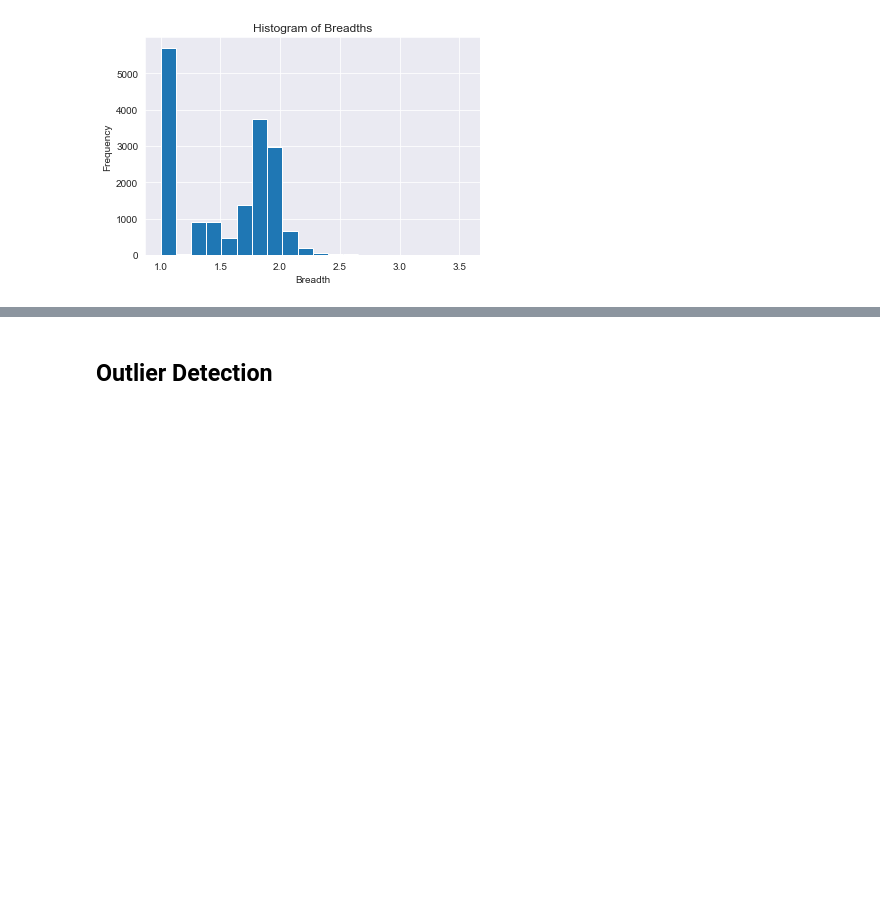
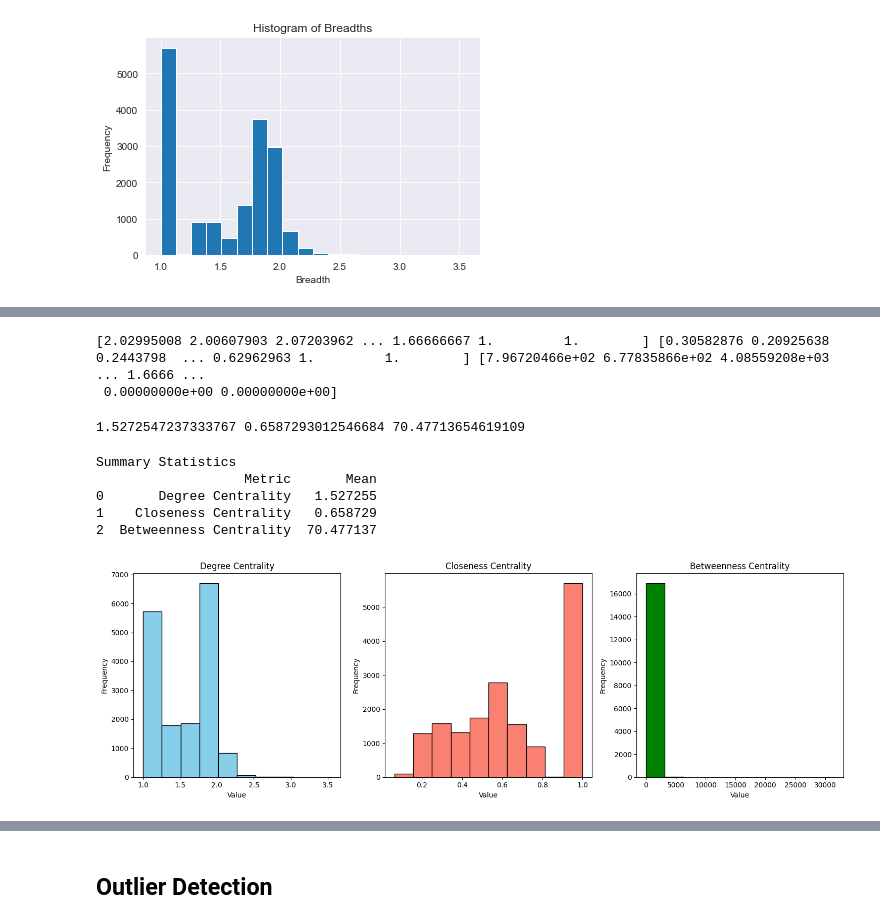
Before and after one commit to digwit678/Can-Language-Models-Follow-Discussions, a Jupyter notebook: data_analysis_v3.ipynb, the cells around one changed output, grey strips where cells are left out. Cells and saved outputs as stored; diff of their text form; code cells hidden in the pictures; blank space fills up the shorter version.

```diff
--- a/data_analysis_v2.ipynb
+++ b/data_analysis_v3.ipynb
@@ -802,0 +867,72 @@ A correlation of approximately 0.66 between depth and breadth suggests a moderat
+# %%
+print(degree_centrality_array, closeness_centrality_array, betweenness_centrality_array)
+# %% [output]
+[2.02995008 2.00607903 2.07203962 ... 1.66666667 1.         1.        ] [0.30582876 0.20925638 0.2443798  ... 0.62962963 1.         1.        ] [7.96720466e+02 6.77835866e+02 4.08559208e+03 ... 1.6666 ...
+ 0.00000000e+00 0.00000000e+00]
+# %%
+# Check for nan values in each array
+degree_has_nan = np.isnan(degree_centrality_array).any()
+closeness_has_nan = np.isnan(closeness_centrality_array).any()
+betweenness_has_nan = np.isnan(betweenness_centrality_array).any()
+
+# Handle nan values
+if degree_has_nan:
+    degree_centrality_array = degree_centrality_array[~np.isnan(degree_centrality_array)]
+if closeness_has_nan:
+    closeness_centrality_array = closeness_centrality_array[~np.isnan(closeness_centrality_array)]
+if betweenness_has_nan:
+    betweenness_centrality_array = betweenness_centrality_array[~np.isnan(betweenness_centrality_array)]
+
+# Calculate the mean
+degree_centrality_mean = np.mean(degree_centrality_array)
+closeness_centrality_mean = np.mean(closeness_centrality_array)
+betweenness_centrality_mean = np.mean(betweenness_centrality_array)
+
+print(degree_centrality_mean, closeness_centrality_mean, betweenness_centrality_mean)
+# %% [output]
+1.5272547237333767 0.6587293012546684 70.47713654619109
+# %%
+import matplotlib.pyplot as plt
+import pandas as pd
+
+# Create a DataFrame for summary statistics
+summary_stats = pd.DataFrame({
+    'Metric': ['Degree Centrality', 'Closeness Centrality', 'Betweenness Centrality'],
+    'Mean': [degree_centrality_mean, closeness_centrality_mean, betweenness_centrality_mean]
+})
+
+# Display summary statistics as a table
+print("Summary Statistics")
+print(summary_stats)
+
+# Plot histograms for Degree, Closeness, and Betweenness Centrality
+fig, axes = plt.subplots(1, 3, figsize=(15, 5))
+
+# Degree Centrality
+axes[0].hist(degree_centrality_array, bins=10, color='skyblue', edgecolor='black')
+axes[0].set_title('Degree Centrality')
+axes[0].set_xlabel('Value')
+axes[0].set_ylabel('Frequency')
+
+# Closeness Centrality
+axes[1].hist(closeness_centrality_array, bins=10, color='salmon', edgecolor='black')
+axes[1].set_title('Closeness Centrality')
+axes[1].set_xlabel('Value')
+axes[1].set_ylabel('Frequency')
+
+# Betweenness Centrality
+axes[2].hist(betweenness_centrality_array, bins=10, color='green', edgecolor='black')
+axes[2].set_title('Betweenness Centrality')
+axes[2].set_xlabel('Value')
+axes[2].set_ylabel('Frequency')
+
+# Show plots
+plt.tight_layout()
+plt.show()
+# %% [output]
+Summary Statistics
+                   Metric       Mean
+0       Degree Centrality   1.527255
+1    Closeness Centrality   0.658729
+2  Betweenness Centrality  70.477137
+[figure, added]
```
Also changed, not shown: parts of 13 cells of this notebook.
